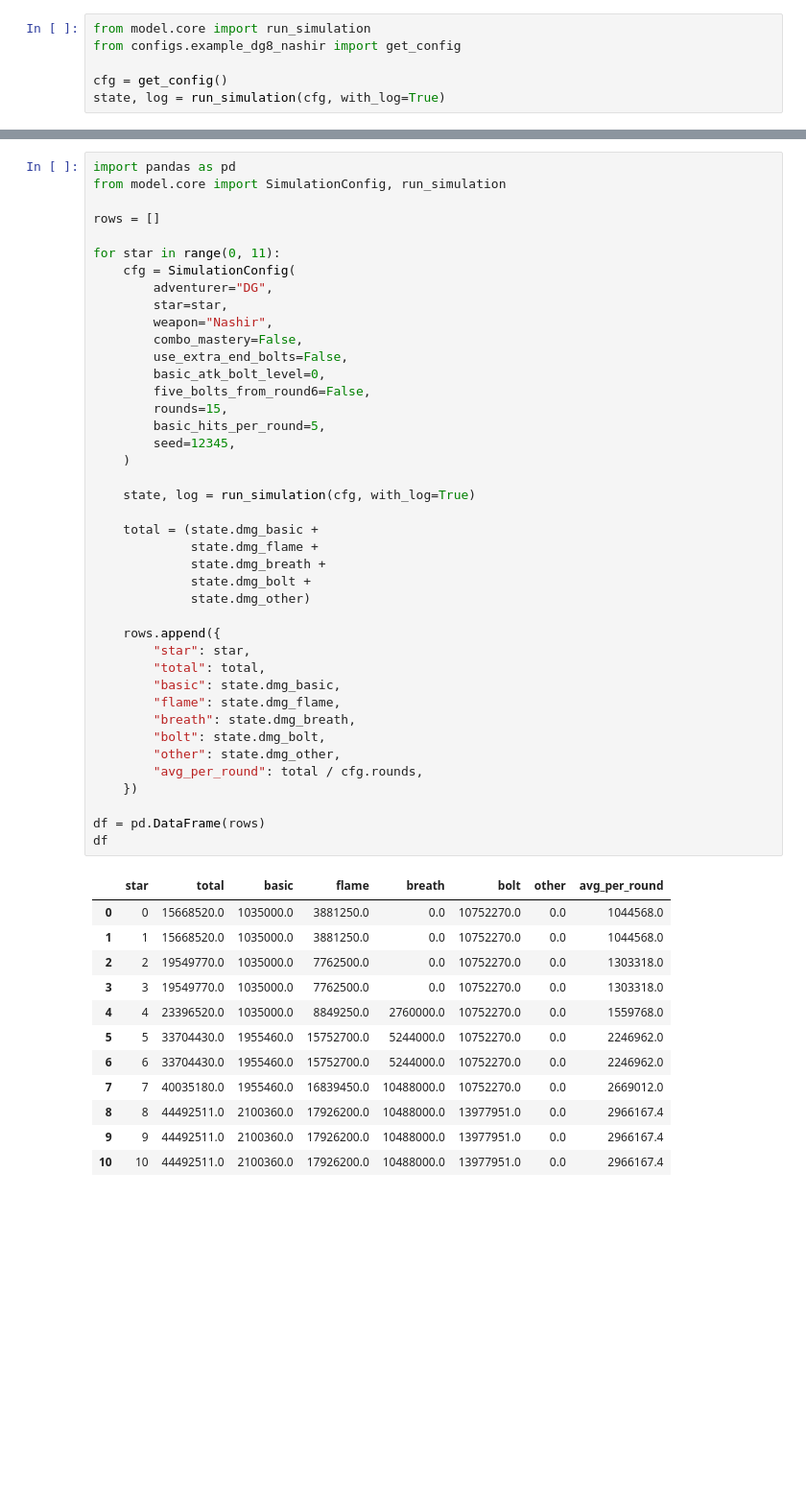
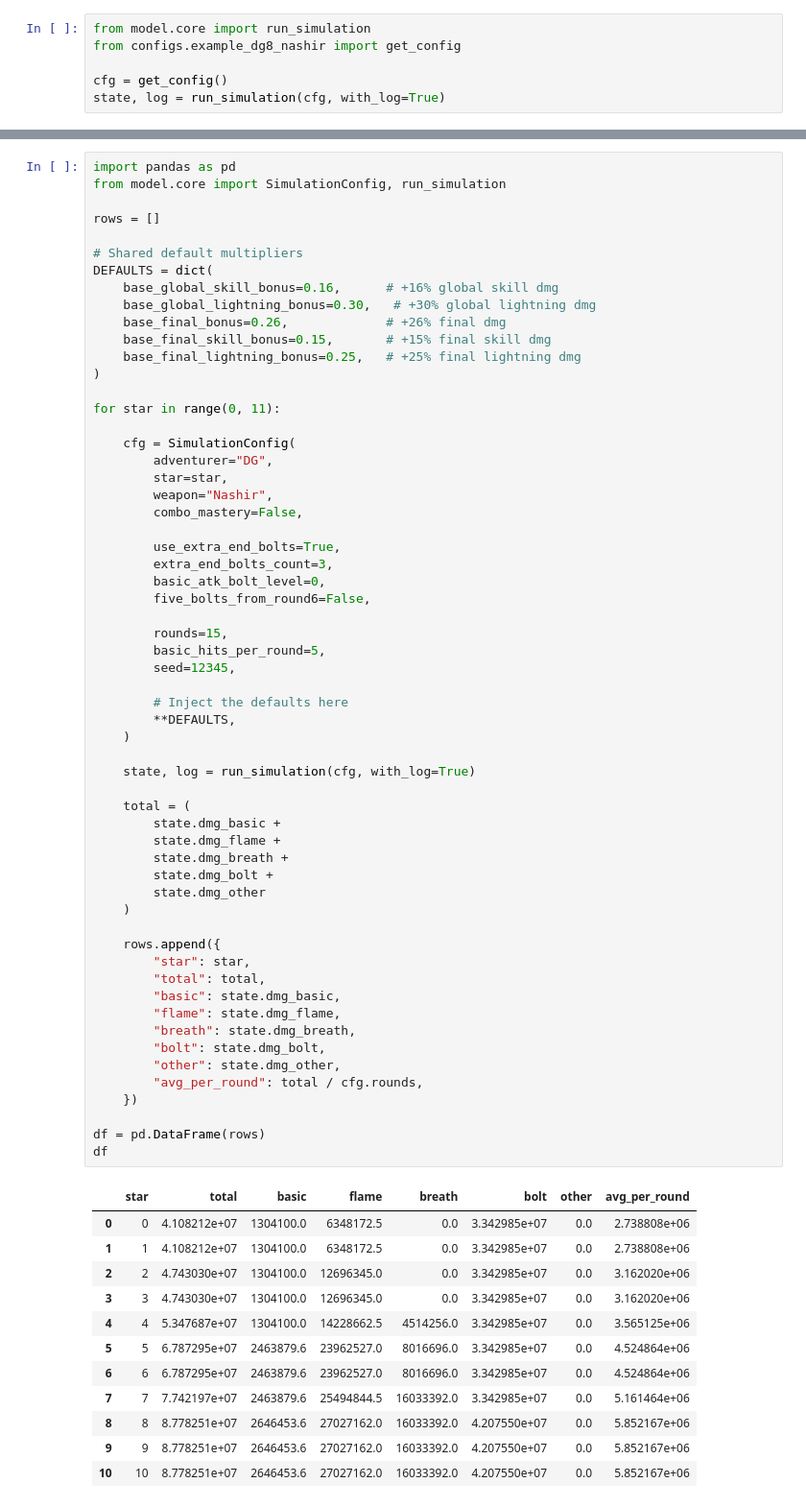
Before and after one commit to hongson93/Capybara_Go_Simulator, a Jupyter notebook: nashir_damage_test.ipynb, the cells around one changed output, grey strips where cells are left out. Shown at 96% size. Drawn from its saved outputs; the diff is of its cells as text; blank space fills up the shorter version.

```diff
--- a/nashir_damage_test.ipynb
+++ b/nashir_damage_test.ipynb
@@ -115,54 +115,72 @@ from model.core import SimulationConfig, run_simulation
 
 rows = []
 
+# Shared default multipliers
+DEFAULTS = dict(
+    base_global_skill_bonus=0.16,      # +16% global skill dmg
+    base_global_lightning_bonus=0.30,   # +30% global lightning dmg
+    base_final_bonus=0.26,             # +26% final dmg
+    base_final_skill_bonus=0.15,       # +15% final skill dmg
+    base_final_lightning_bonus=0.25,   # +25% final lightning dmg
+)
+
 for star in range(0, 11):
+
     cfg = SimulationConfig(
         adventurer="DG",
         star=star,
         weapon="Nashir",
         combo_mastery=False,
-        use_extra_end_bolts=False,
+
+        use_extra_end_bolts=True,
+        extra_end_bolts_count=3,
         basic_atk_bolt_level=0,
         five_bolts_from_round6=False,
+
         rounds=15,
         basic_hits_per_round=5,
         seed=12345,
+
+        # Inject the defaults here
+        **DEFAULTS,
     )
 
     state, log = run_simulation(cfg, with_log=True)
 
-    total = (state.dmg_basic +
-             state.dmg_flame +
-             state.dmg_breath +
-             state.dmg_bolt +
-             state.dmg_other)
+    total = (
+        state.dmg_basic +
+        state.dmg_flame +
+        state.dmg_breath +
+        state.dmg_bolt +
+        state.dmg_other
+    )
 
     rows.append({
         "star": star,
         "total": total,
         "basic": state.dmg_basic,
         "flame": state.dmg_flame,
         "breath": state.dmg_breath,
         "bolt": state.dmg_bolt,
         "other": state.dmg_other,
         "avg_per_round": total / cfg.rounds,
     })
 
 df = pd.DataFrame(rows)
 df
 # %% [output]
 |  | star | total | basic | flame | breath | bolt | other | avg_per_round |
-| 0 | 0 | 15668520.0 | 1035000.0 | 3881250.0 | 0.0 | 10752270.0 | 0.0 | 1044568.0 |
-| 1 | 1 | 15668520.0 | 1035000.0 | 3881250.0 | 0.0 | 10752270.0 | 0.0 | 1044568.0 |
-| 2 | 2 | 19549770.0 | 1035000.0 | 7762500.0 | 0.0 | 10752270.0 | 0.0 | 1303318.0 |
-| 3 | 3 | 19549770.0 | 1035000.0 | 7762500.0 | 0.0 | 10752270.0 | 0.0 | 1303318.0 |
-| 4 | 4 | 23396520.0 | 1035000.0 | 8849250.0 | 2760000.0 | 10752270.0 | 0.0 | 1559768.0 |
-| 5 | 5 | 33704430.0 | 1955460.0 | 15752700.0 | 5244000.0 | 10752270.0 | 0.0 | 2246962.0 |
-| 6 | 6 | 33704430.0 | 1955460.0 | 15752700.0 | 5244000.0 | 10752270.0 | 0.0 | 2246962.0 |
-| 7 | 7 | 40035180.0 | 1955460.0 | 16839450.0 | 10488000.0 | 10752270.0 | 0.0 | 2669012.0 |
-| 8 | 8 | 44492511.0 | 2100360.0 | 17926200.0 | 10488000.0 | 13977951.0 | 0.0 | 2966167.4 |
-| 9 | 9 | 44492511.0 | 2100360.0 | 17926200.0 | 10488000.0 | 13977951.0 | 0.0 | 2966167.4 |
-| 10 | 10 | 44492511.0 | 2100360.0 | 17926200.0 | 10488000.0 | 13977951.0 | 0.0 | 2966167.4 |
+| 0 | 0 | 4.108212e+07 | 1304100.0 | 6348172.5 | 0.0 | 3.342985e+07 | 0.0 | 2.738808e+06 |
+| 1 | 1 | 4.108212e+07 | 1304100.0 | 6348172.5 | 0.0 | 3.342985e+07 | 0.0 | 2.738808e+06 |
+| 2 | 2 | 4.743030e+07 | 1304100.0 | 12696345.0 | 0.0 | 3.342985e+07 | 0.0 | 3.162020e+06 |
+| 3 | 3 | 4.743030e+07 | 1304100.0 | 12696345.0 | 0.0 | 3.342985e+07 | 0.0 | 3.162020e+06 |
+| 4 | 4 | 5.347687e+07 | 1304100.0 | 14228662.5 | 4514256.0 | 3.342985e+07 | 0.0 | 3.565125e+06 |
+| 5 | 5 | 6.787295e+07 | 2463879.6 | 23962527.0 | 8016696.0 | 3.342985e+07 | 0.0 | 4.524864e+06 |
+| 6 | 6 | 6.787295e+07 | 2463879.6 | 23962527.0 | 8016696.0 | 3.342985e+07 | 0.0 | 4.524864e+06 |
+| 7 | 7 | 7.742197e+07 | 2463879.6 | 25494844.5 | 16033392.0 | 3.342985e+07 | 0.0 | 5.161464e+06 |
+| 8 | 8 | 8.778251e+07 | 2646453.6 | 27027162.0 | 16033392.0 | 4.207550e+07 | 0.0 | 5.852167e+06 |
+| 9 | 9 | 8.778251e+07 | 2646453.6 | 27027162.0 | 16033392.0 | 4.207550e+07 | 0.0 | 5.852167e+06 |
+| 10 | 10 | 8.778251e+07 | 2646453.6 | 27027162.0 | 16033392.0 | 4.207550e+07 | 0.0 | 5.852167e+06 |
 # %%
 import matplotlib.pyplot as plt
 
```
Also changed, not shown: parts of 4 cells of this notebook, 2 other files.
